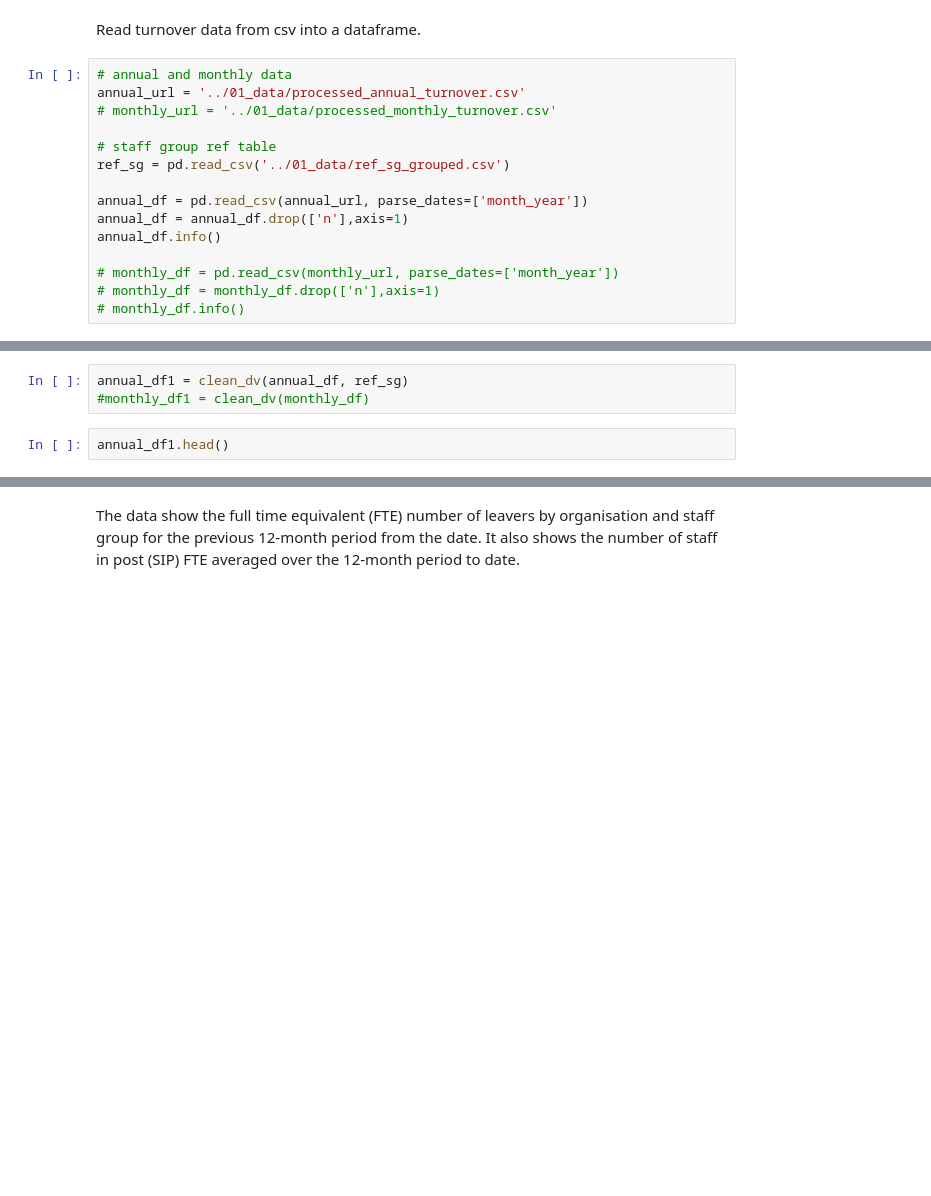
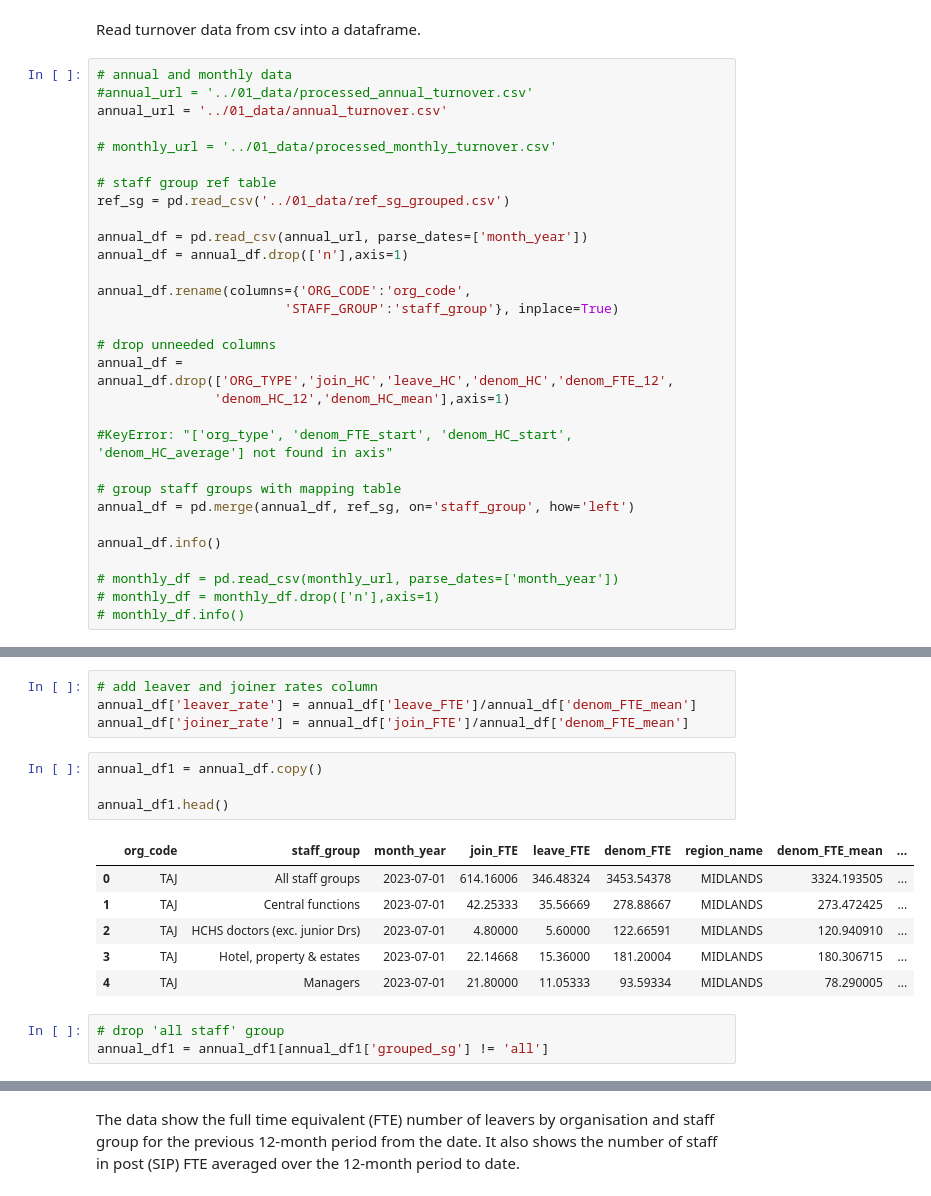
Before and after one commit to marierrogers/HSMAproject2023, a Jupyter notebook: 02_scripts/data_processing_for_model.ipynb, the cells around one changed output, grey strips where cells are left out. Cells and saved outputs as stored; diff of their text form; blank space fills up the shorter version.

```diff
--- a/02_scripts/data_processing_for_model.ipynb
+++ b/02_scripts/data_processing_for_model.ipynb
@@ -18,7 +18,9 @@ import statsmodels.api as sm
 Read turnover data from csv into a dataframe.
 # %%
 # annual and monthly data
-annual_url = '../01_data/processed_annual_turnover.csv'
+#annual_url = '../01_data/processed_annual_turnover.csv'
+annual_url = '../01_data/annual_turnover.csv'
+
 # monthly_url = '../01_data/processed_monthly_turnover.csv'
 
 # staff group ref table
@@ -26,6 +28,19 @@ ref_sg = pd.read_csv('../01_data/ref_sg_grouped.csv')
 
 annual_df = pd.read_csv(annual_url, parse_dates=['month_year'])
 annual_df = annual_df.drop(['n'],axis=1)
+
+annual_df.rename(columns={'ORG_CODE':'org_code',
+                        'STAFF_GROUP':'staff_group'}, inplace=True)
+
+# drop unneeded columns
+annual_df = annual_df.drop(['ORG_TYPE','join_HC','leave_HC','denom_HC','denom_FTE_12',
+               'denom_HC_12','denom_HC_mean'],axis=1)
+
+#KeyError: "['org_type', 'denom_FTE_start', 'denom_HC_start', 'denom_HC_average'] not found in axis"
+
+# group staff groups with mapping table
+annual_df = pd.merge(annual_df, ref_sg, on='staff_group', how='left')
+
 annual_df.info()
 
 # monthly_df = pd.read_csv(monthly_url, parse_dates=['month_year'])
@@ -108,5 +68,18 @@ def clean_dv(df, ref_sg):
-# %%
-annual_df1 = clean_dv(annual_df, ref_sg)
-#monthly_df1 = clean_dv(monthly_df)
+# %%
+# add leaver and joiner rates column
+annual_df['leaver_rate'] = annual_df['leave_FTE']/annual_df['denom_FTE_mean']
+annual_df['joiner_rate'] = annual_df['join_FTE']/annual_df['denom_FTE_mean']
 # %%
+annual_df1 = annual_df.copy()
+
 annual_df1.head()
+# %% [output]
+|  | org_code | staff_group | month_year | join_FTE | leave_FTE | denom_FTE | region_name | denom_FTE_mean | ... |
+| 0 | TAJ | All staff groups | 2023-07-01 | 614.16006 | 346.48324 | 3453.54378 | MIDLANDS | 3324.193505 | ... |
+| 1 | TAJ | Central functions | 2023-07-01 | 42.25333 | 35.56669 | 278.88667 | MIDLANDS | 273.472425 | ... |
+| 2 | TAJ | HCHS doctors (exc. junior Drs) | 2023-07-01 | 4.80000 | 5.60000 | 122.66591 | MIDLANDS | 120.940910 | ... |
+| 3 | TAJ | Hotel, property & estates | 2023-07-01 | 22.14668 | 15.36000 | 181.20004 | MIDLANDS | 180.306715 | ... |
+| 4 | TAJ | Managers | 2023-07-01 | 21.80000 | 11.05333 | 93.59334 | MIDLANDS | 78.290005 | ... |
+# %%
+# drop 'all staff' group
+annual_df1 = annual_df1[annual_df1['grouped_sg'] != 'all']
```
Also changed, not shown: parts of 45 cells of this notebook, 6 other files.
